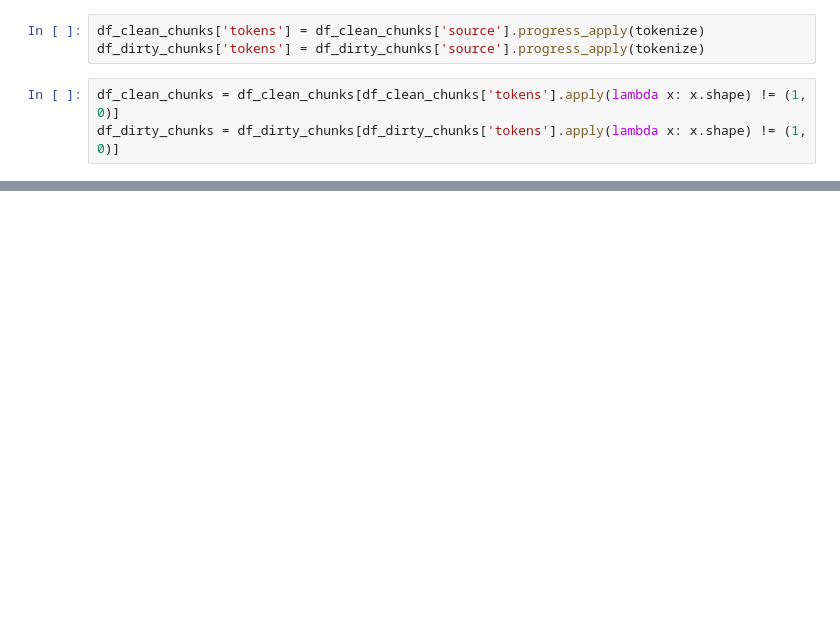
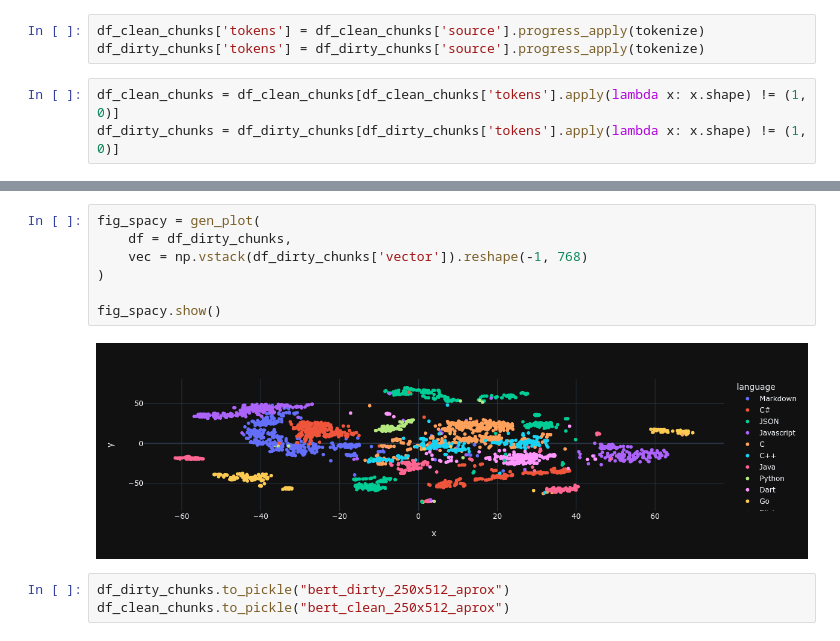
Before and after one commit to AOx0/proyecto-pln, a Jupyter notebook: notebooks/cleanup_strategies.ipynb, the cells around one changed output, grey strips where cells are left out. Saved outputs shown, nothing was run; the diff lists cells and outputs as text; blank space fills up the shorter version.

```diff
--- a/notebooks/cleanup_strategies.ipynb
+++ b/notebooks/cleanup_strategies.ipynb
@@ -173,0 +217,12 @@ IndexError: index 1 is out of bounds for dimension 0 with size 1
+# %%
+fig_spacy = gen_plot(
+    df = df_dirty_chunks,
+    vec = np.vstack(df_dirty_chunks['vector']).reshape(-1, 768)
+)
+
+fig_spacy.show()
+# %% [output]
+[figure, added]
+# %%
+df_dirty_chunks.to_pickle("bert_dirty_250x512_aprox")
+df_clean_chunks.to_pickle("bert_clean_250x512_aprox")
```
Also changed, not shown: parts of 11 cells of this notebook, 3 other files.
